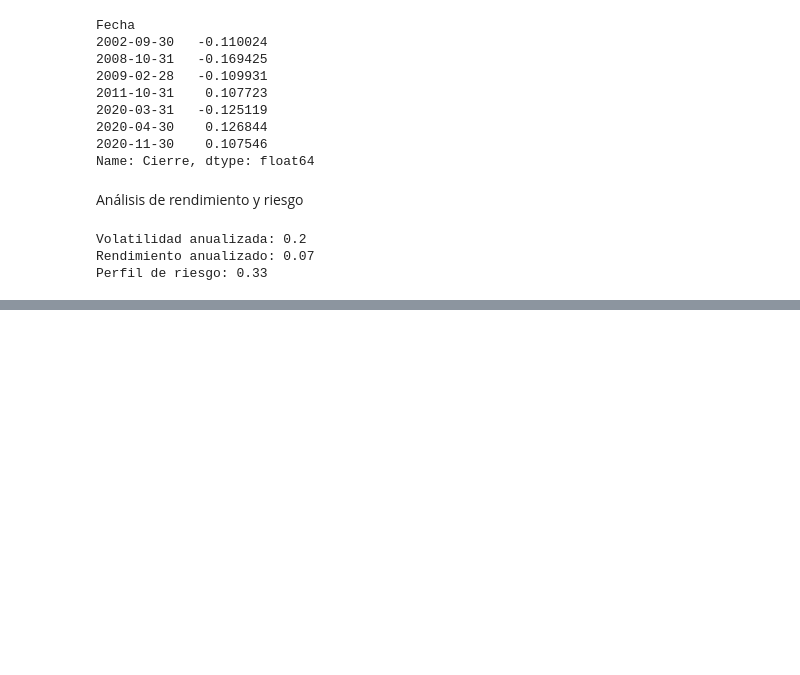
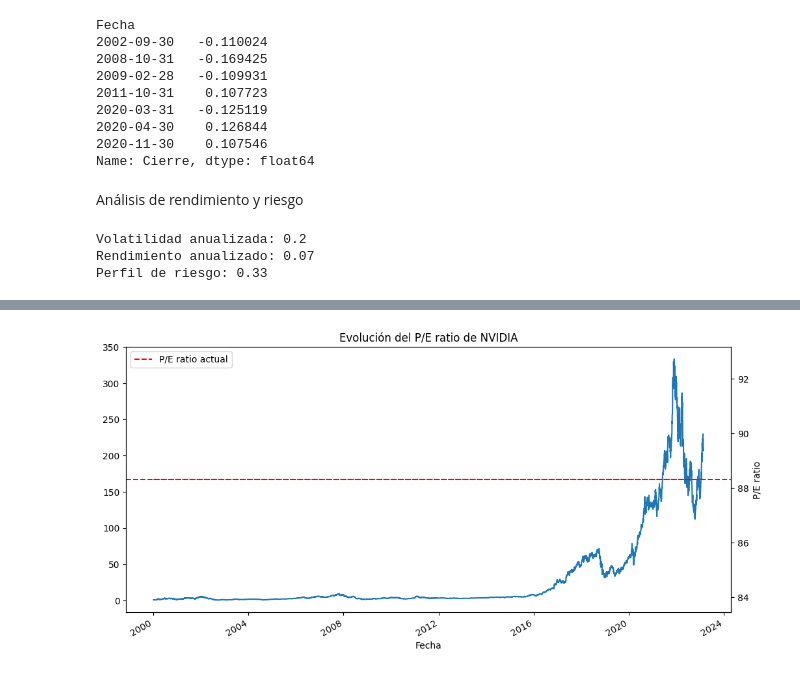
Before and after one commit to SoleEsp/PI_N2_DA, a Jupyter notebook: EDA.ipynb, the cells around one changed output, grey strips where cells are left out. Saved outputs shown, nothing was run; the diff lists cells and outputs as text; code cells hidden in the pictures; blank space fills up the shorter version.

```diff
--- a/EDA.ipynb
+++ b/EDA.ipynb
@@ -244,0 +326,33 @@ print(pe_ratios)
+# %%
+url = 'https://www.alphavantage.co/query?function=OVERVIEW&symbol=NVDA&apikey=4S3HE1EGEK6HZNJS'
+
+r = requests.get(url)
+data_nvda = r.json()
+# %%
+# guardo el archivo de datos
+with open('./data.json', 'w') as f:
+    json.dump(data_nvda, f)
+# %%
+with open('./data.json') as f:
+    data = json.load(f)
+# %%
+import pandas_datareader as pdr
+
+# Calcular el P/E ratio de NVIDIA
+eps = float(data['EPS']) # Utilizamos el EPS reportado en el último trimestre
+price = df_nvidia['Cierre Ajustado'].iloc[-1] # Utilizamos el precio de cierre ajustado más reciente
+pe_ratio = price / eps
+
+# Graficar el P/E ratio de NVIDIA en el tiempo
+fig, ax = plt.subplots(figsize=(12, 6))
+df_nvidia['Cierre Ajustado'].plot(ax=ax, label='Precio de cierre ajustado')
+ax2 = ax.twinx()
+ax2.set_ylabel('P/E ratio')
+ax2.plot(df_nvidia.index, [pe_ratio] * len(df_nvidia.index), 'r--', label='P/E ratio actual')
+#ax2.plot(df_nvidia.index, df_nvidia['TrailingPE'], label='P/E ratio histórico')
+ax2.axhline(y=pe_ratio, color='r', linestyle='--')
+ax2.legend(loc='upper left')
+plt.title('Evolución del P/E ratio de NVIDIA')
+plt.show()
+# %% [output]
+[figure, added]
```
Also changed, not shown: parts of 28 cells of this notebook, 4 other files.
